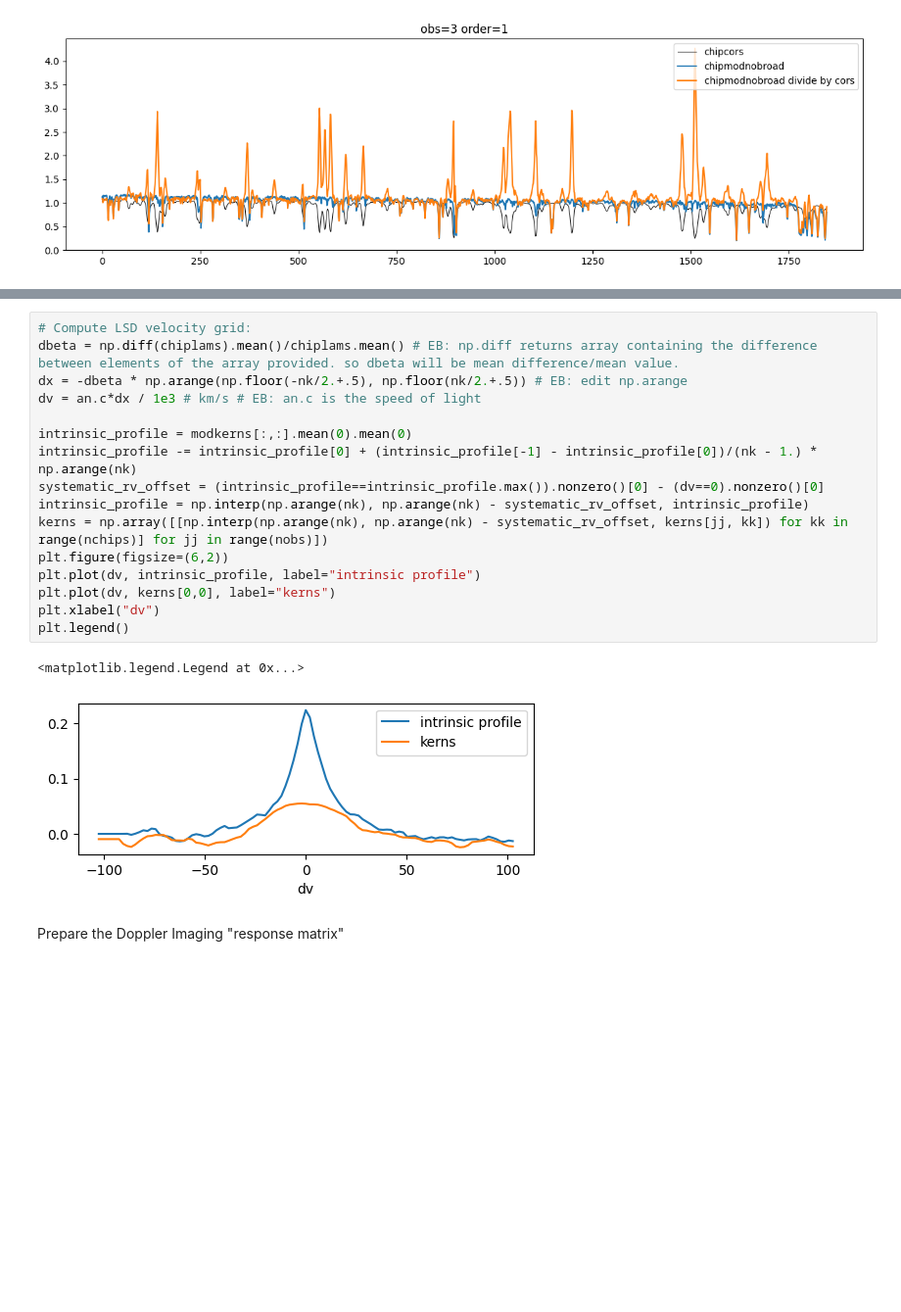
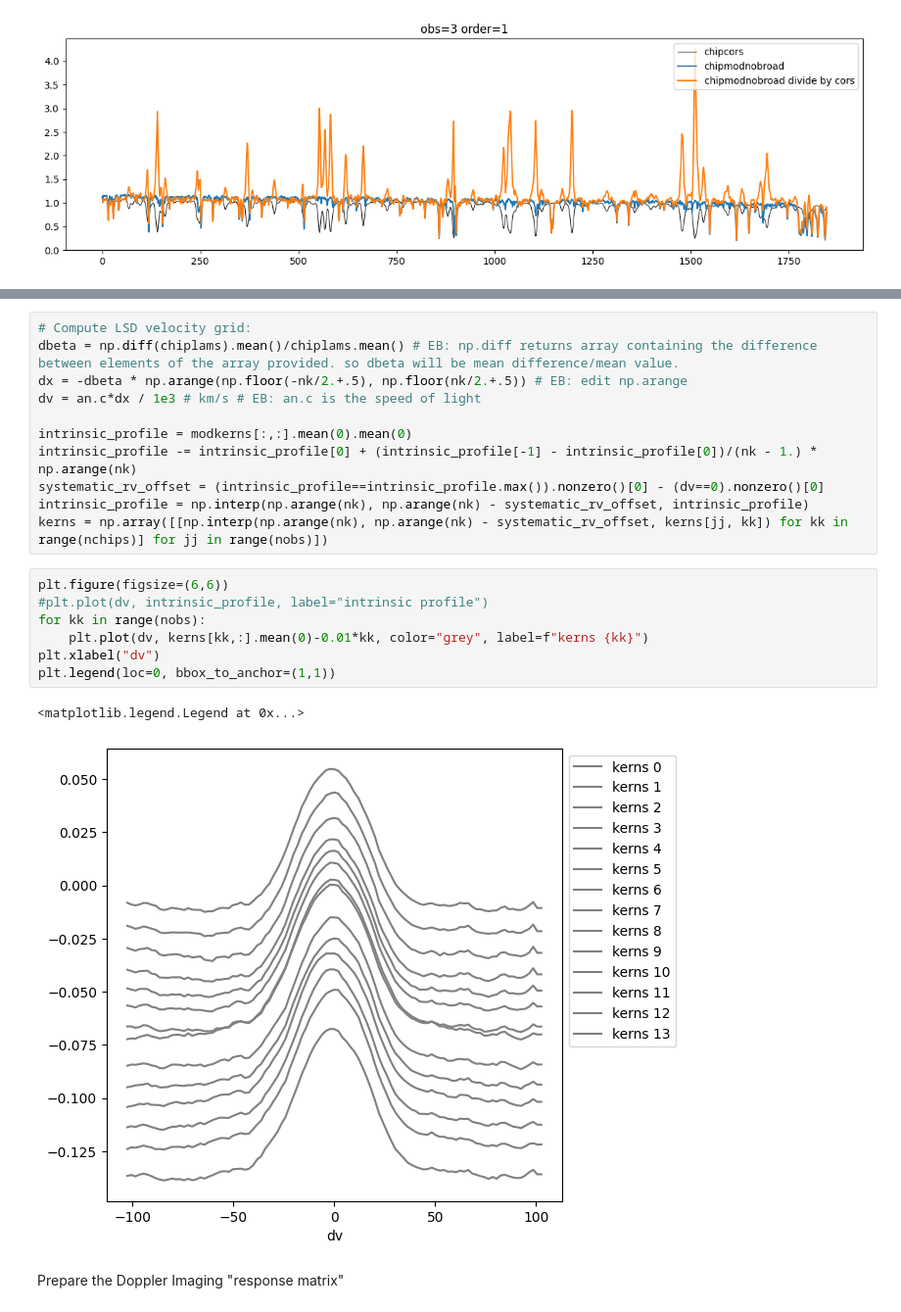
Before and after one commit to alphalyncis/dopplerimg, a Jupyter notebook: doppler/dopplemap_IGRINS.ipynb, the cells around one changed output, grey strips where cells are left out. Shown: that part at 98% size. Saved outputs shown, nothing was run; the diff lists cells and outputs as text; blank space fills up the shorter version.

```diff
--- a/doppler/dopplemap_IGRINS.ipynb
+++ b/doppler/dopplemap_IGRINS.ipynb
@@ -190,14 +193,16 @@ intrinsic_profile -= intrinsic_profile[0] + (intrinsic_profile[-1] - intrinsic_p
 systematic_rv_offset = (intrinsic_profile==intrinsic_profile.max()).nonzero()[0] - (dv==0).nonzero()[0]
 intrinsic_profile = np.interp(np.arange(nk), np.arange(nk) - systematic_rv_offset, intrinsic_profile)
 kerns = np.array([[np.interp(np.arange(nk), np.arange(nk) - systematic_rv_offset, kerns[jj, kk]) for kk in range(nchips)] for jj in range(nobs)])
-plt.figure(figsize=(6,2))
-plt.plot(dv, intrinsic_profile, label="intrinsic profile")
-plt.plot(dv, kerns[0,0], label="kerns")
-plt.xlabel("dv")
-plt.legend()
-# %% [output]
-<matplotlib.legend.Legend at 0x...>
-[figure, removed]
+# %%
+plt.figure(figsize=(6,6))
+#plt.plot(dv, intrinsic_profile, label="intrinsic profile")
+for kk in range(nobs):
+    plt.plot(dv, kerns[kk,:].mean(0)-0.01*kk, color="grey", label=f"kerns {kk}")
+plt.xlabel("dv")
+plt.legend(loc=0, bbox_to_anchor=(1,1))
+# %% [output]
+<matplotlib.legend.Legend at 0x...>
+[figure, added]
 # %% [markdown]
 Prepare the Doppler Imaging "response matrix"
 # %%
```
Also changed, not shown: parts of 13 cells of this notebook, 5 other files.
